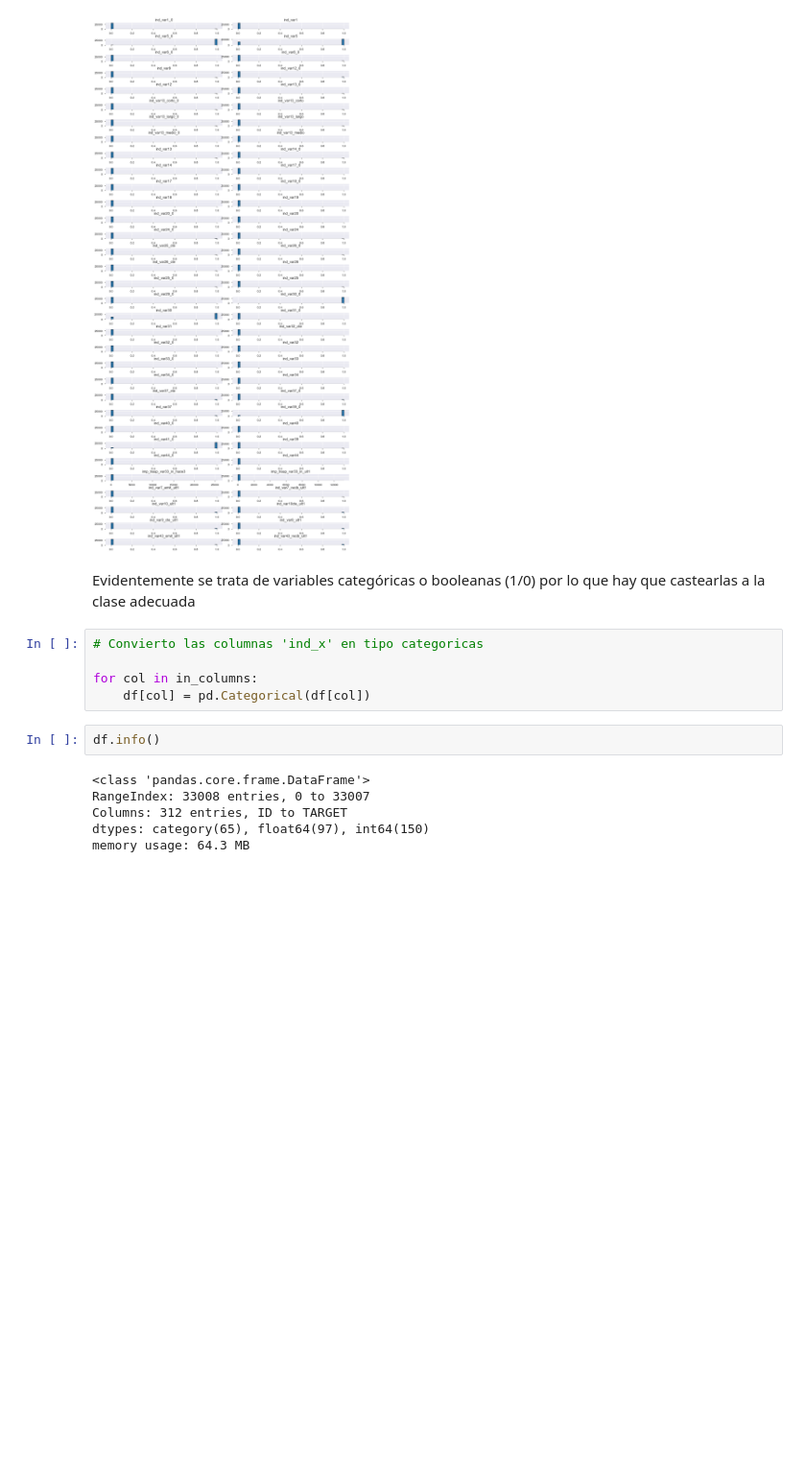
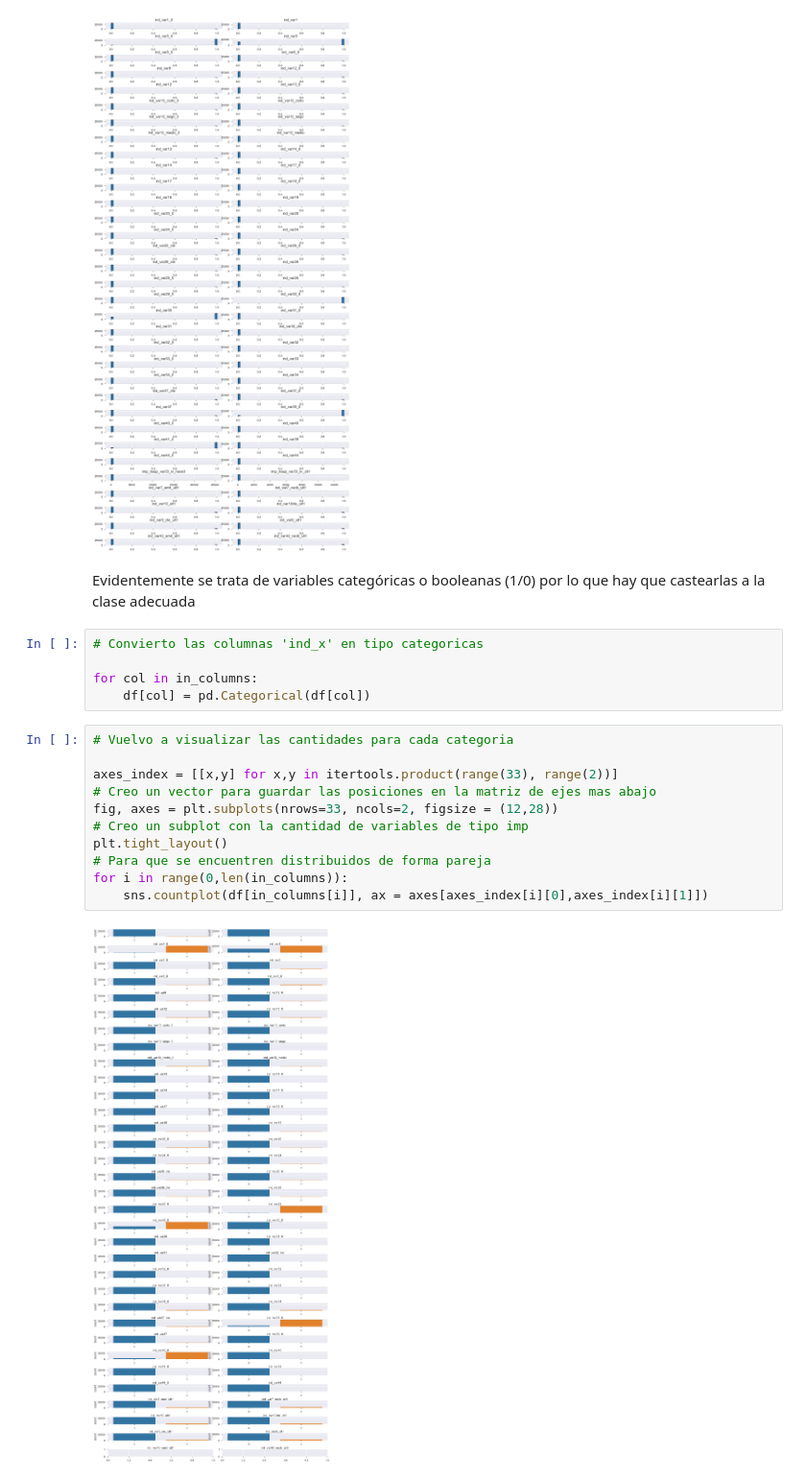
Before and after one commit to EmilianoLS/tp_machine_learning, a Jupyter notebook: tp_ml_churn.ipynb, the cells around one changed output. Shown at 96% size. Drawn from its saved outputs; the diff is of its cells as text; blank space fills up the shorter version.

```diff
--- a/tp_ml_churn.ipynb
+++ b/tp_ml_churn.ipynb
@@ -176,11 +175,13 @@ Evidentemente se trata de variables categóricas o booleanas (1/0) por lo que ha
 
 for col in in_columns:
     df[col] = pd.Categorical(df[col])
-# %%
-df.info()
-# %% [output]
-<class 'pandas.core.frame.DataFrame'>
-RangeIndex: 33008 entries, 0 to 33007
-Columns: 312 entries, ID to TARGET
-dtypes: category(65), float64(97), int64(150)
-memory usage: 64.3 MB
+# %%
+# Vuelvo a visualizar las cantidades para cada categoria
+
+axes_index = [[x,y] for x,y in itertools.product(range(33), range(2))]                              # Creo un vector para guardar las posiciones en la matriz de ejes mas abajo
+fig, axes = plt.subplots(nrows=33, ncols=2, figsize = (12,28))                                      # Creo un subplot con la cantidad de variables de tipo imp
+plt.tight_layout()                                                                                  # Para que se encuentren distribuidos de forma pareja
+for i in range(0,len(in_columns)):
+    sns.countplot(df[in_columns[i]], ax = axes[axes_index[i][0],axes_index[i][1]])
+# %% [output]
+[figure, added]
```
Also changed, not shown: parts of 17 cells of this notebook.
